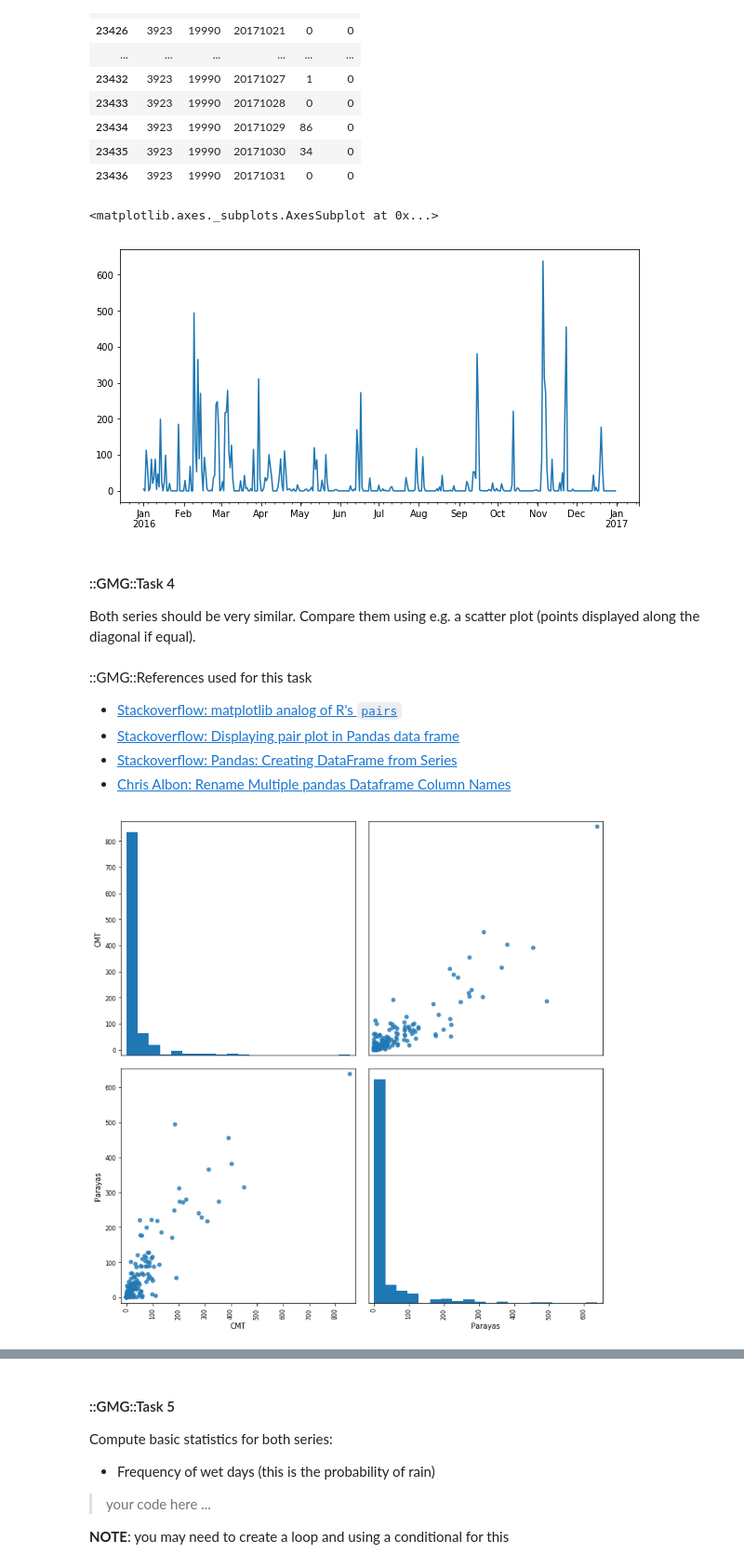
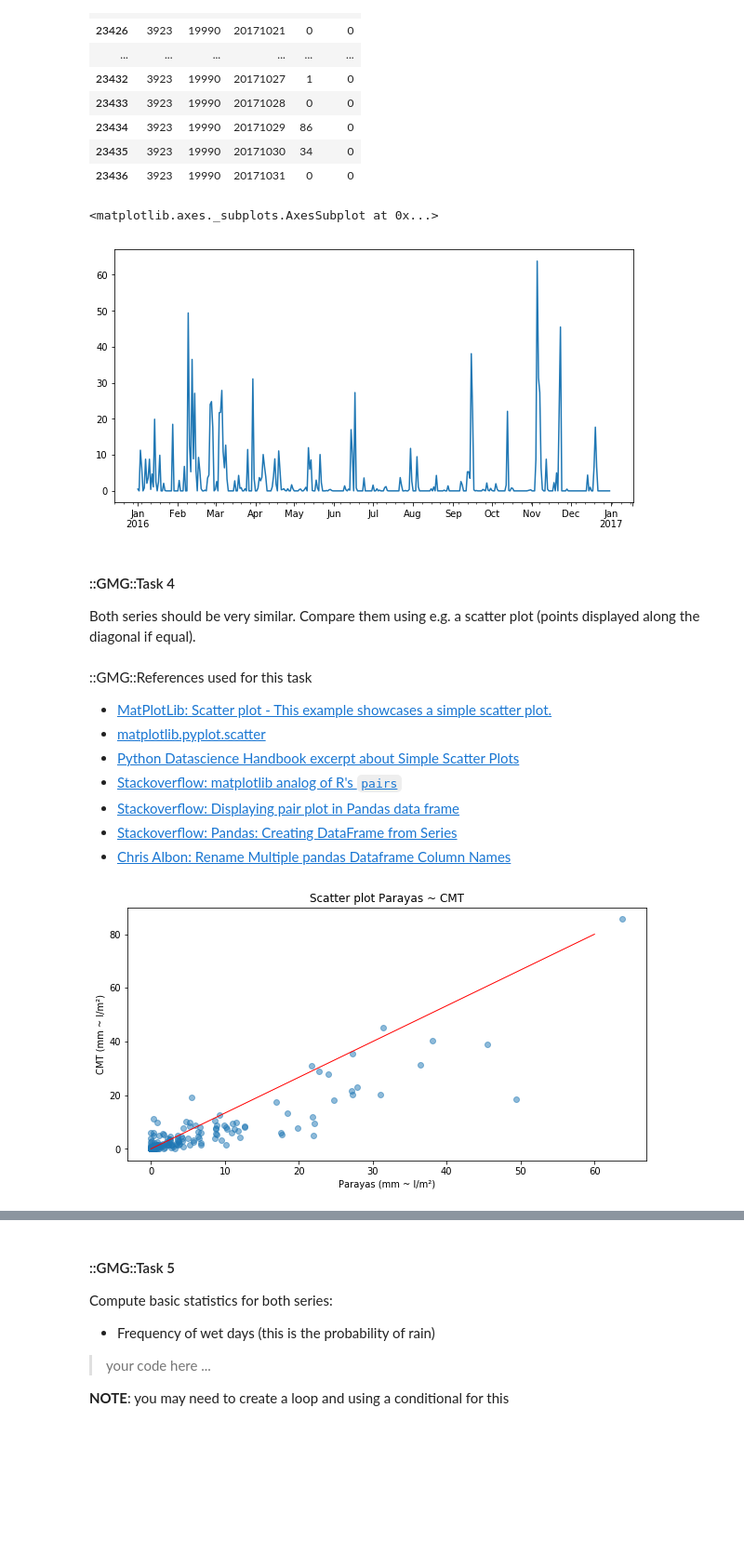
Before and after one commit to yerartdev/uc-m1964-panorama, a Jupyter notebook: panorama/m1964-python-gerardo-de-miguel-gonzalez.ipynb, the cells around one changed output, grey strips where cells are left out. Shown: that part at 93% size. Drawn from its saved outputs; the diff is of its cells as text; code cells hidden in the pictures; blank space fills up the shorter version.

Commit message:
Weather Generator - Python implementation: matplotlib simple catter plot,plot xlabel, ylabel, title, diagonal red line, size 10x10 inch, markdown updates

```diff
--- a/panorama/m1964-python-gerardo-de-miguel-gonzalez.ipynb
+++ b/panorama/m1964-python-gerardo-de-miguel-gonzalez.ipynb
@@ -298,7 +298,7 @@ start = precip_p['DATE'] >= 20160101
 end = precip_p['DATE'] <= 20161231
 cond = start & end
 dates = pd.date_range(start='20160101', end='20161231')
-serie_p = list(precip_p[cond]['RR'])
+serie_p = list(precip_p[cond]['RR']/10)
 tp = pd.Series(serie_p,index=dates)
 #::GMG::Large enough plot 10 x 5 inches
 # See:
@@ -307,7 +307,7 @@ plt.rcParams['figure.figsize'] = [10, 5]
 tp.plot()
 # %% [output]
 <matplotlib.axes._subplots.AxesSubplot at 0x...>
-[figure, old version]
+[figure, new version]
 # %% [markdown]
 #### ::GMG::Task 4
 
@@ -315,6 +315,9 @@ Both series should be very similar. Compare them using e.g. a scatter plot (poin
 # %% [markdown]
 ::GMG::References used for this task
 
+ - [MatPlotLib: Scatter plot - This example showcases a simple scatter plot.](https://matplotlib.org/gallery/shapes_and_collections/scatter.html)
+ - [matplotlib.pyplot.scatter](https://matplotlib.org/api/_as_gen/matplotlib.pyplot.scatter.html)
+ - [Python Datascience Handbook excerpt about Simple Scatter Plots](https://jakevdp.github.io/PythonDataScienceHandbook/04.02-simple-scatter-plots.html)
  - [Stackoverflow: matplotlib analog of R's `pairs`](https://stackoverflow.com/questions/2682144/matplotlib-analog-of-rs-pairs#)
  - [Stackoverflow: Displaying pair plot in Pandas data frame](https://stackoverflow.com/questions/42592493/displaying-pair-plot-in-pandas-data-frame/42593334)
  - [Stackoverflow: Pandas: Creating DataFrame from Series](https://stackoverflow.com/questions/23521511/pandas-creating-dataframe-from-series)
@@ -322,25 +325,24 @@ Both series should be very similar. Compare them using e.g. a scatter plot (poin
 # %%
 #::GMG::We've got two homogeneous series of 366 points from CMT and parayas year 2016
 start_s = precip_s['DATE'] >= 20160101
 end_s = precip_s['DATE'] <= 20161231
 cond_s = start_s & end_s
 start_p = precip_p['DATE'] >= 20160101
 end_p = precip_p['DATE'] <= 20161231
 cond_p = start_p & end_p
 dates = pd.date_range(start='20160101', end='20161231')
-serie_s = list(precip_s[cond_s]['RR'])
+serie_s = list(precip_s[cond_s]['RR']/10)
 ts = pd.Series(serie_s,index=dates)
-serie_p = list(precip_p[cond_p]['RR'])
+serie_p = list(precip_p[cond_p]['RR']/10)
 tp = pd.Series(serie_p,index=dates)
 
-#::GMG::We build a pandas Dataframe from the RR series CMT y Parayas
-list_of_series = [ts, tp]
-df = pd.concat(list_of_series, axis=1)
-df.columns = ['CMT', 'Parayas']
-axes = pd.plotting.scatter_matrix(df, marker='o',
-                                  hist_kwds={'bins': 20},
-                                  alpha=.8,
-                                  figsize = (10,10))
-plt.tight_layout()
+plt.rcParams['figure.figsize'] = [10, 5]
+plt.scatter(tp, ts, alpha=0.5,)
+plt.xlabel('Parayas (mm ~ l/m²)')
+plt.ylabel('CMT (mm ~ l/m²)');
+plt.title('Scatter plot Parayas ~ CMT')
+# draw diagonal line
+plt.plot([0, 60], [0, 80], color='red',linewidth=1)
+plt.show()
 # %% [output]
-[figure, old version]
+[figure, new version]
```
Also changed, not shown: parts of 2 cells of this notebook.
